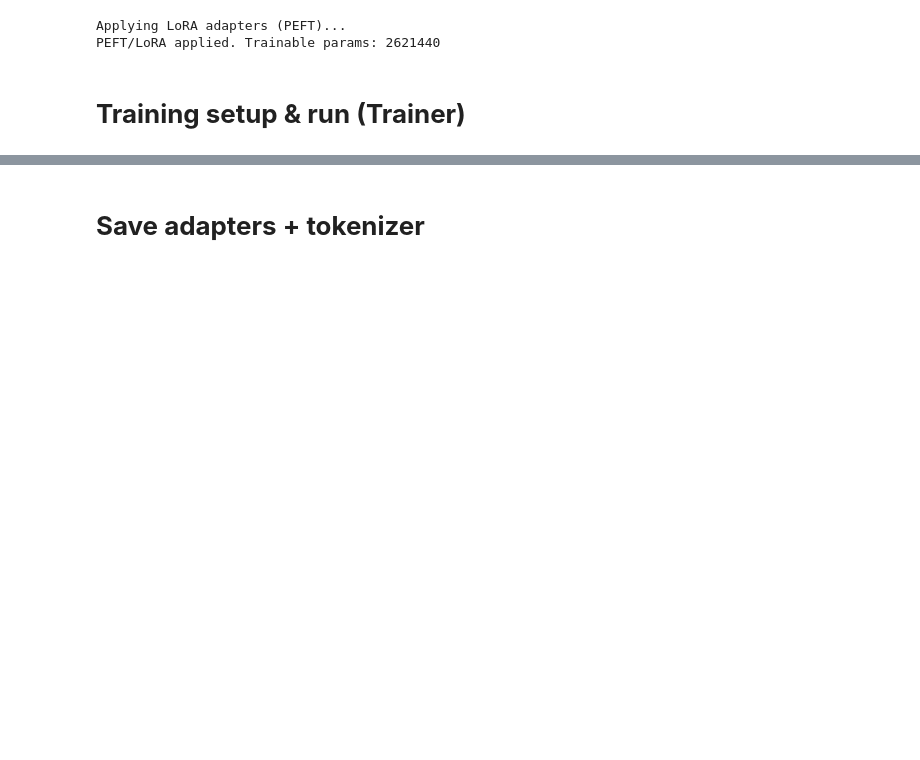
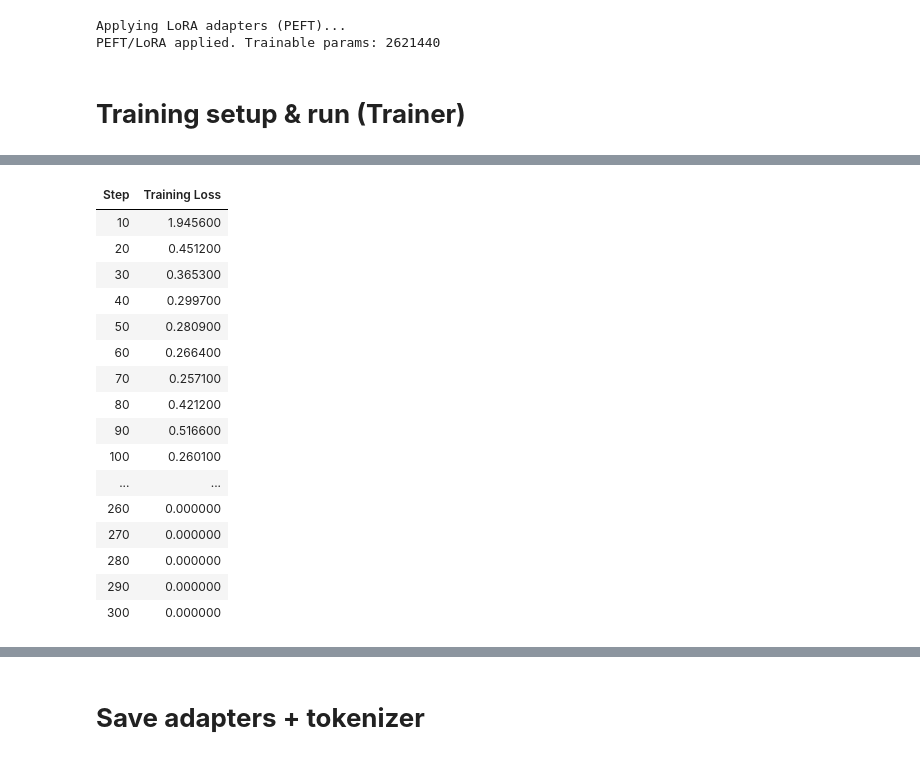
Before and after one commit to Owaiskhan9654/Granite-4.0-Fine-Tuning, a Jupyter notebook: granite-4-0-fine-tuning.ipynb, the cells around one changed output, grey strips where cells are left out. Cells and saved outputs as stored; diff of their text form; code cells hidden in the pictures; blank space fills up the shorter version.

Commit message:
Kaggle Notebook | Granite 4.0 Fine tuning | Version 4

```diff
--- a/granite-4-0-fine-tuning.ipynb
+++ b/granite-4-0-fine-tuning.ipynb
@@ -51,3 +74,16 @@ os.makedirs(OUTPUT_DIR, exist_ok=True)
+# %%
+class MlflowCallback(TrainerCallback):
+    def on_log(self, args, state, control, logs=None, **kwargs):
+        if not logs:
+            return
+        step = getattr(state, "global_step", None) or 0
+        for k, v in logs.items():
+            # only log numeric metrics
+            try:
+                val = float(v)
+            except Exception:
+                continue
+            mlflow.log_metric(k, val, step=step)
 # %% [markdown]
 # **Data Preperations**
 # %% [markdown]
@@ -217,0 +263,56 @@ TrainOutput(global_step=300, training_loss=0.2003529746333758, metrics={'train_r
+# %%
+# start MLflow run and attach callback
+
+EXPERIMENT_NAME = "granite-4.0-finetuning-v1-ashutosh"
+RUN_NAME = f"granite4-micro-bs{TRAIN_BATCH_SIZE}-lr{LEARNING_RATE}"
+
+mlflow.set_experiment(EXPERIMENT_NAME)
+EXPERIMENT_TAG = "granite-4.0-finetuning"
+
+
+with mlflow.start_run(run_name=RUN_NAME):
+    mlflow.set_tag("experiment", EXPERIMENT_TAG)
+    mlflow.set_tag("mlflow.source.name", "kaggle_notebook_Granite_4_0_Fine_tuning")
+    mlflow.set_tag("mlflow.source.type", "KAGGLE_NOTEBOOK")
+    mlflow.set_tag("project", "granite-finetuning")
+
+    mlflow.log_param("train_batch_size", TRAIN_BATCH_SIZE)
+    mlflow.log_param("grad_accum", GRAD_ACCUM)
+    mlflow.log_param("epochs", EPOCHS)
+    mlflow.log_param("learning_rate", LEARNING_RATE)
+    mlflow.log_param("model_name", MODEL_NAME)
+
+    print("Setting up Trainer...")
+    data_collator = DataCollatorForLanguageModeling(tokenizer, mlm=False)
+
+    training_args = TrainingArguments(
+        output_dir=OUTPUT_DIR,
+        per_device_train_batch_size=TRAIN_BATCH_SIZE,
+        gradient_accumulation_steps=GRAD_ACCUM,
+        num_train_epochs=EPOCHS,
+        learning_rate=LEARNING_RATE,
+        fp16=torch.cuda.is_available(),
+        logging_steps=10,
+        save_steps=50,
+        save_total_limit=3,
+        remove_unused_columns=False,
+        report_to="none",
+        label_names=["labels"]
+    )
+
+    trainer = Trainer(
+        model=model,
+        args=training_args,
+        train_dataset=train_ds,
+        data_collator=data_collator,
+    )
+
+    trainer.add_callback(MlflowCallback())
+
+    print("Starting training — this may take a while depending on data and GPU resources.")
+    trainer.train()
+
+    # save & log model artifact
+    trainer.save_model(OUTPUT_DIR)
+    mlflow.log_artifact(OUTPUT_DIR)
+# %% [output]
@@ -217,0 +322,17 @@ TrainOutput(global_step=300, training_loss=0.2003529746333758, metrics={'train_r
+| Step | Training Loss |
+| 10 | 1.945600 |
+| 20 | 0.451200 |
+| 30 | 0.365300 |
+| 40 | 0.299700 |
+| 50 | 0.280900 |
+| 60 | 0.266400 |
+| 70 | 0.257100 |
+| 80 | 0.421200 |
+| 90 | 0.516600 |
+| 100 | 0.260100 |
+| ... | ... |
+| 260 | 0.000000 |
+| 270 | 0.000000 |
+| 280 | 0.000000 |
+| 290 | 0.000000 |
+| 300 | 0.000000 |
```
Also changed, not shown: parts of 11 cells of this notebook.
